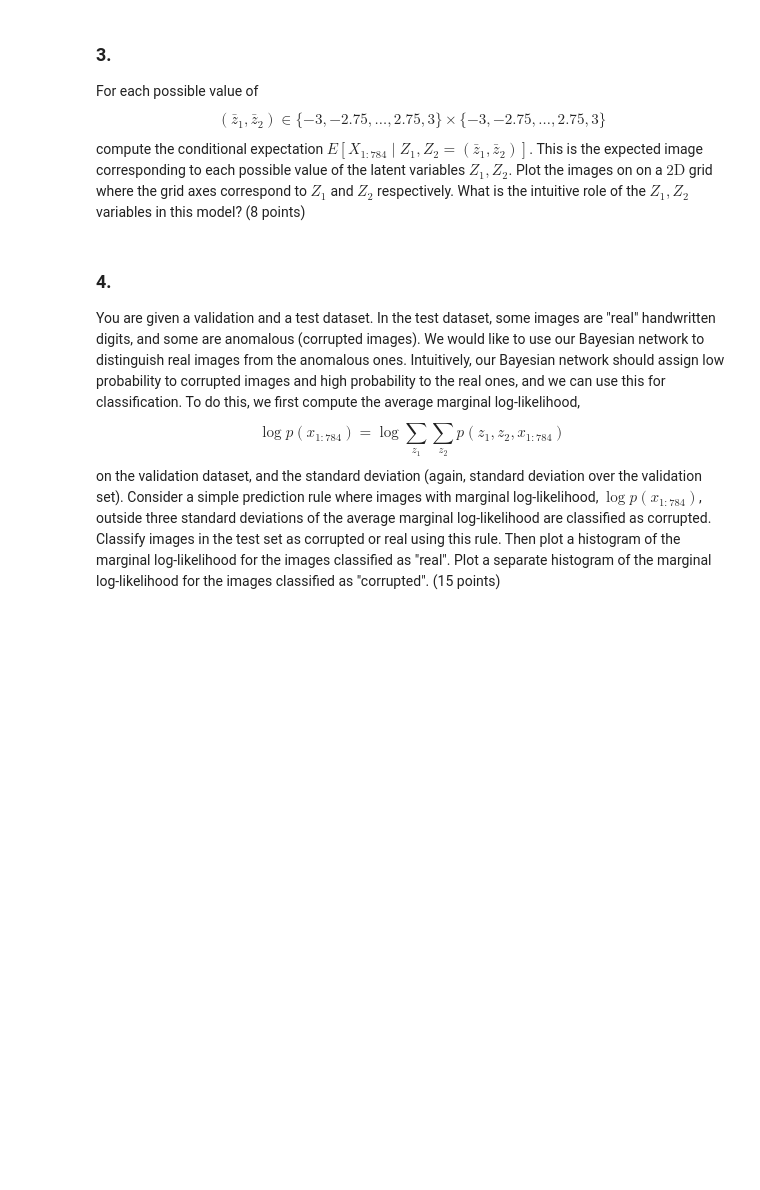
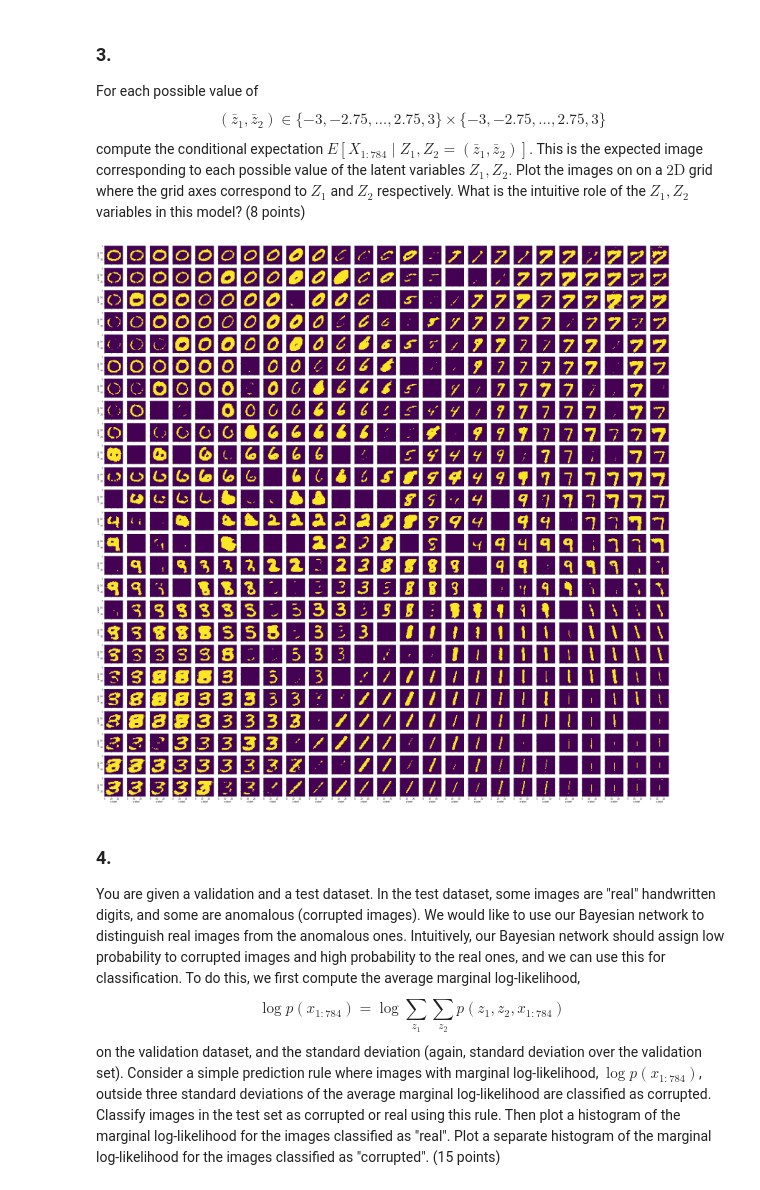
Before and after one commit to Parsa2820/ai-projects, a Jupyter notebook: projects/3/Practical/questions.ipynb, the cells around one changed output. Drawn from its saved outputs; the diff is of its cells as text; code cells hidden in the pictures; blank space fills up the shorter version.

Commit message:
Add plot

```diff
--- a/projects/3/Practical/questions.ipynb
+++ b/projects/3/Practical/questions.ipynb
@@ -211,10 +211,3 @@ $$
 \left(\bar{z}_{1}, \bar{z}_{2}\right) \in\{-3,-2.75, \ldots, 2.75,3\} \times\{-3,-2.75, \ldots, 2.75,3\}
 $$
 compute the conditional expectation $E\left[X_{1: 784} \mid Z_{1}, Z_{2}=\left(\bar{z}_{1}, \bar{z}_{2}\right)\right] .$ This is the expected image corresponding to each possible value of the latent variables $Z_{1}, Z_{2} .$ Plot the images on on a $2 \mathrm{D}$ grid where the grid axes correspond to $Z_{1}$ and $Z_{2}$ respectively. What is the intuitive role of the $Z_{1}, Z_{2}$ variables in this model? (8 points)
-# %%
-# write here
-for z1 in disc_z1:
-    for z2 in disc_z2:
-        x = get_p_x_cond_z1_z2(z1, z2)
-        plt.imshow(binarize(x).reshape(28, 28))
-        plt.show()
@@ -222,0 +214,18 @@ for z1 in disc_z1:
+# %%
+# write here
+fig, axs = plt.subplots(25, 25, figsize=(50, 50))
+for idx1, z1 in enumerate(disc_z1):
+    for idx2, z2 in enumerate(disc_z2):
+        x = get_p_x_cond_z1_z2(z1, z2)
+        bin_x = binarize(x)
+        axs[idx1, idx2].imshow(bin_x.reshape(28, 28))
+
+
+for ax in axs.flat:
+    ax.set(xlabel='x-label', ylabel='y-label')
+
+# Hide x labels and tick labels for top plots and y ticks for right plots.
+for ax in axs.flat:
+    ax.label_outer()
+# %% [output]
+[figure, added]
```
Also changed, not shown: parts of 3 cells of this notebook.
